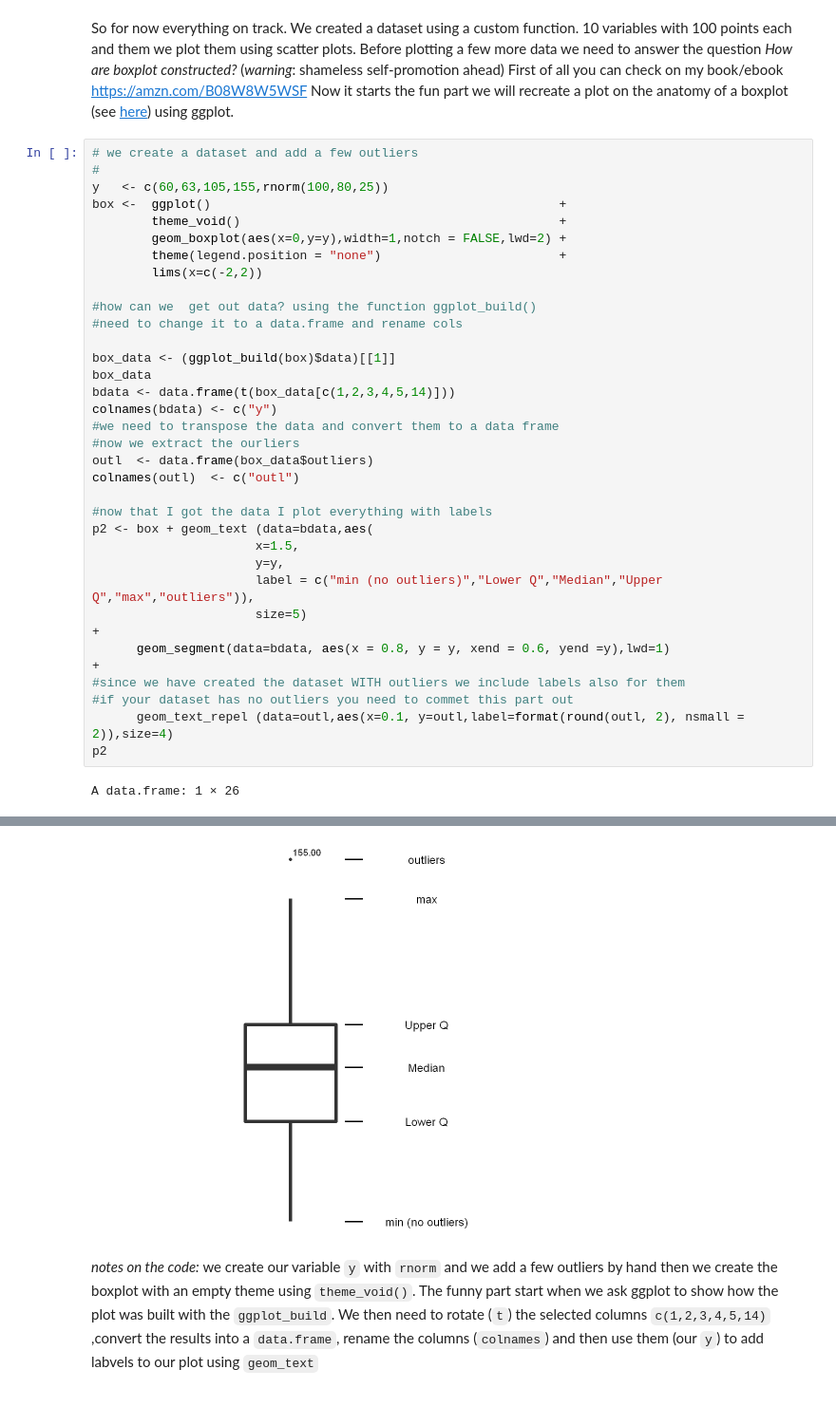
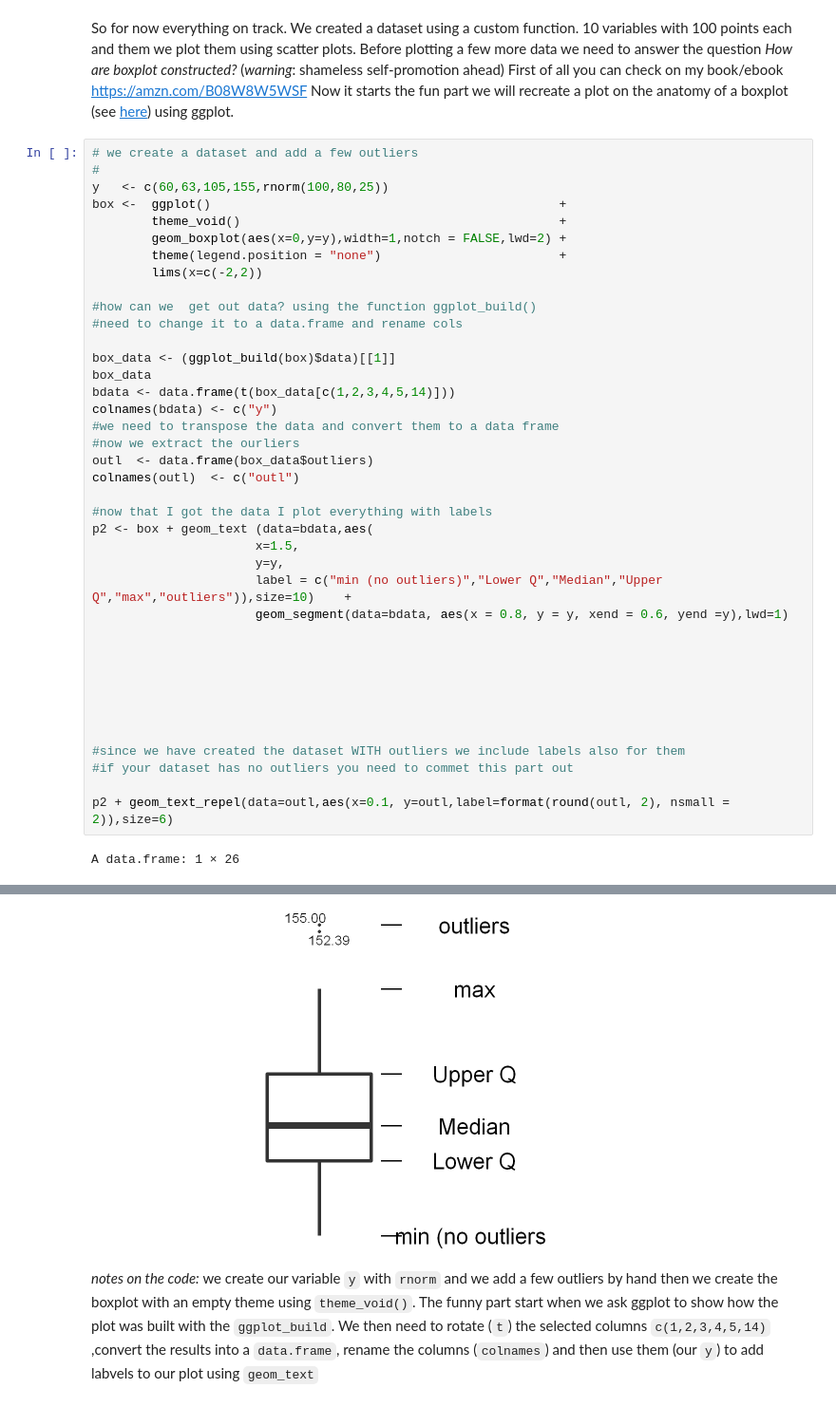
Before and after one commit to jojosgithub/blog, a Jupyter notebook: _notebooks/2021-06-18-boxplot.ipynb, the cells around one changed output, grey strips where cells are left out. Shown at 95% size. Saved outputs shown, nothing was run; the diff lists cells and outputs as text.

```diff
--- a/_notebooks/2021-06-18-boxplot.ipynb
+++ b/_notebooks/2021-06-18-boxplot.ipynb
@@ -106,13 +114,19 @@ colnames(outl)  <- c("outl")
 p2 <- box + geom_text (data=bdata,aes(
                       x=1.5,
                       y=y,
-                      label = c("min (no outliers)","Lower Q","Median","Upper Q","max","outliers")),
-					  size=5)                                                                           +
-      geom_segment(data=bdata, aes(x = 0.8, y = y, xend = 0.6, yend =y),lwd=1)                          +
+                      label = c("min (no outliers)","Lower Q","Median","Upper Q","max","outliers")),size=10)    +
+                      geom_segment(data=bdata, aes(x = 0.8, y = y, xend = 0.6, yend =y),lwd=1)
+
+
+
+
+
+
+
 #since we have created the dataset WITH outliers we include labels also for them
 #if your dataset has no outliers you need to commet this part out
-	  geom_text_repel (data=outl,aes(x=0.1, y=outl,label=format(round(outl, 2), nsmall = 2)),size=4)
-p2
+
+p2 + geom_text_repel(data=outl,aes(x=0.1, y=outl,label=format(round(outl, 2), nsmall = 2)),size=6)
 # %% [output]
 A data.frame: 1 × 26
 | ymin | lower | middle | upper | ymax | outliers | notchupper | notchlower | x | flipped_aes | ... | ... |
@@ -121,4 +135,4 @@ A data.frame: 1 × 26
-[figure, old version]
+[figure, new version]
 # %% [markdown]
 *notes on the code:* we create our variable `y` with `rnorm` and we add a few outliers by hand then we create the boxplot
 with an empty theme using `theme_void()`. The funny part start when we ask ggplot to show how the plot was built with the
```
Also changed, not shown: parts of 8 cells of this notebook, 3 other files.
